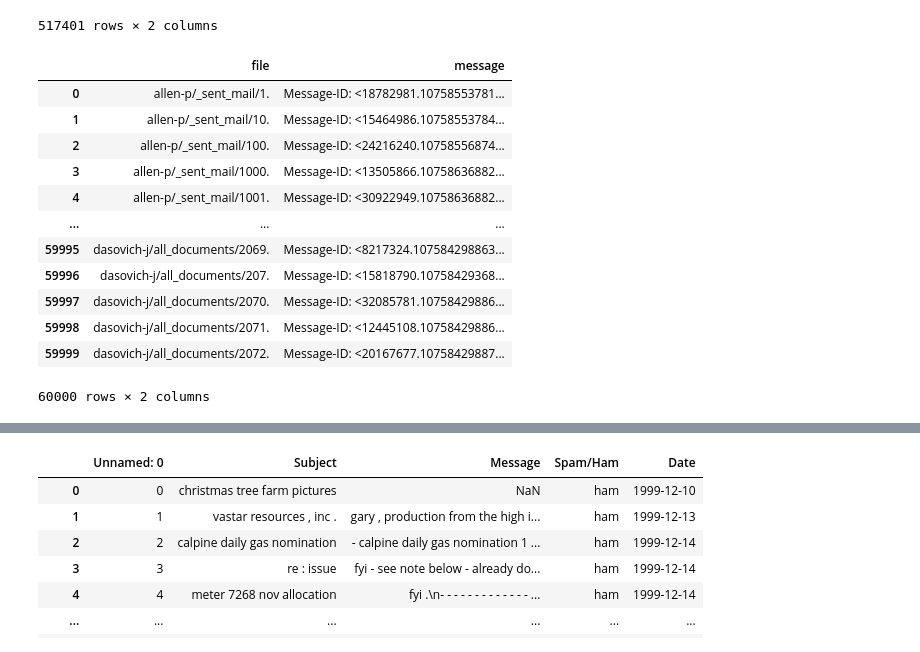
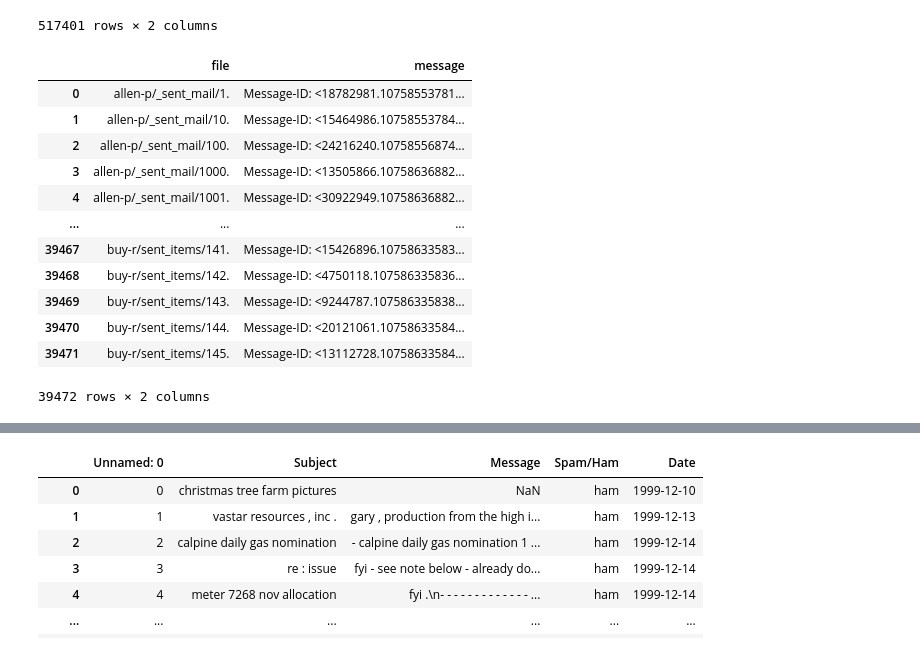
Before and after one commit to Reno0213/capstone, a Jupyter notebook: dataset.ipynb, the cells around one changed output, grey strips where cells are left out. Saved outputs shown, nothing was run; the diff lists cells and outputs as text; code cells hidden in the pictures.

```diff
--- a/dataset.ipynb
+++ b/dataset.ipynb
@@ -30,19 +33,19 @@ dfEnron2
 517401 rows × 2 columns
 # %%
 import pandas as pd
-enronSliced = dfEnron2[0:60000]
+enronSliced = dfEnron2[0:39472]
 enronSliced
 # %% [output]
 |  | file | message |
 | 0 | allen-p/_sent_mail/1. | Message-ID: <18782981.10758553781... |
 | 1 | allen-p/_sent_mail/10. | Message-ID: <15464986.10758553784... |
 | 2 | allen-p/_sent_mail/100. | Message-ID: <24216240.10758556874... |
 | 3 | allen-p/_sent_mail/1000. | Message-ID: <13505866.10758636882... |
 | 4 | allen-p/_sent_mail/1001. | Message-ID: <30922949.10758636882... |
 | ... | ... | ... |
-| 59995 | dasovich-j/all_documents/2069. | Message-ID: <8217324.107584298863... |
-| 59996 | dasovich-j/all_documents/207. | Message-ID: <15818790.10758429368... |
-| 59997 | dasovich-j/all_documents/2070. | Message-ID: <32085781.10758429886... |
-| 59998 | dasovich-j/all_documents/2071. | Message-ID: <12445108.10758429886... |
-| 59999 | dasovich-j/all_documents/2072. | Message-ID: <20167677.10758429887... |
+| 39467 | buy-r/sent_items/141. | Message-ID: <15426896.10758633583... |
+| 39468 | buy-r/sent_items/142. | Message-ID: <4750118.107586335836... |
+| 39469 | buy-r/sent_items/143. | Message-ID: <9244787.107586335838... |
+| 39470 | buy-r/sent_items/144. | Message-ID: <20121061.10758633584... |
+| 39471 | buy-r/sent_items/145. | Message-ID: <13112728.10758633584... |
-60000 rows × 2 columns
+39472 rows × 2 columns
```
Also changed, not shown: parts of 24 cells of this notebook, 2 other files.
